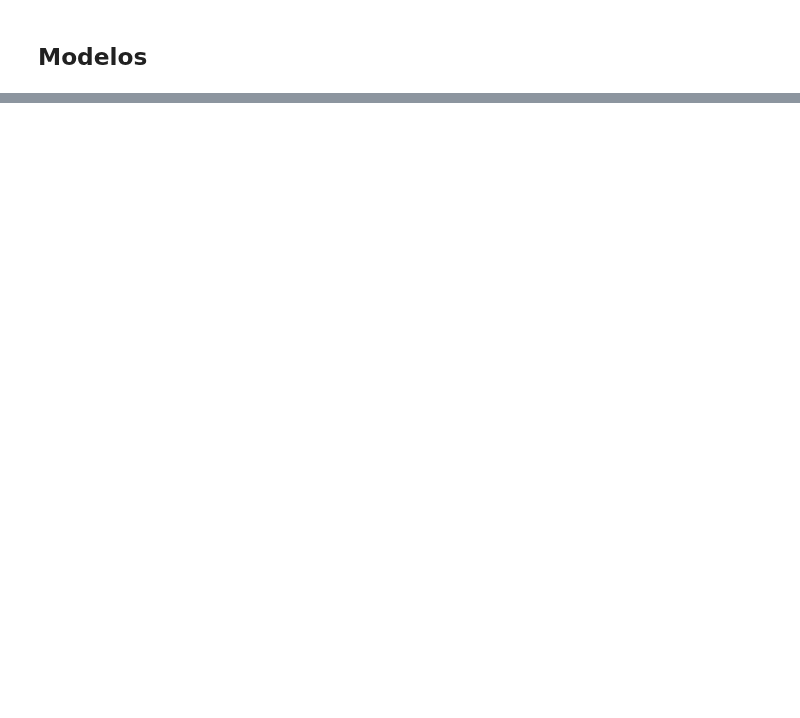
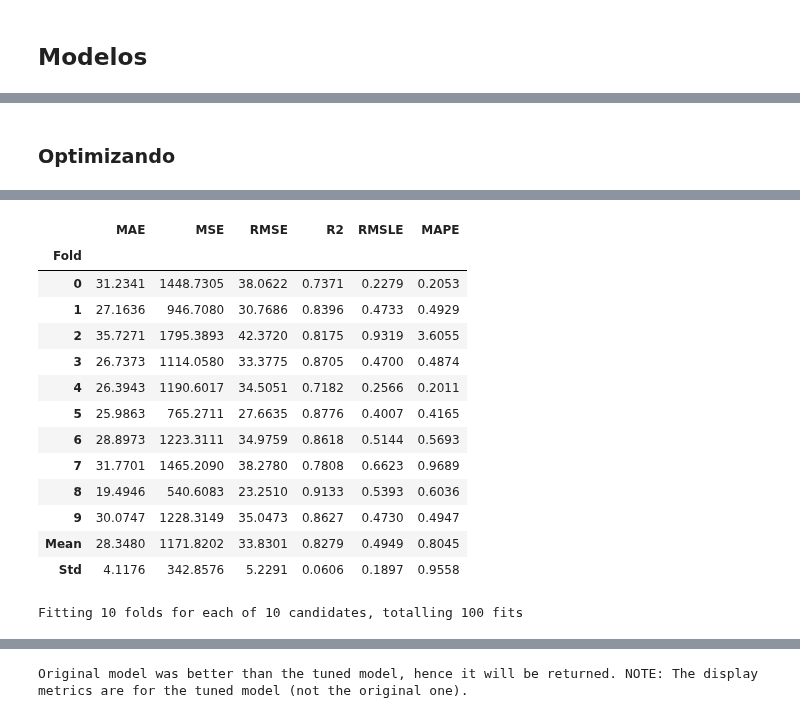
Before and after one commit to cristiandarioortegayubro/BA, a Jupyter notebook: pc_rg_01.ipynb, the cells around one changed output, grey strips where cells are left out. Cells and saved outputs as stored; diff of their text form; code cells hidden in the pictures; blank space fills up the shorter version.

```diff
--- a/pc_rg_01.ipynb
+++ b/pc_rg_01.ipynb
@@ -118,0 +186,5 @@ modelos = compare_models()
+# %% [markdown]
+### **Optimizando**
+# %%
+optimizar_modelo_01 = tune_model(modelo_01)
+# %% [output]
@@ -118,0 +192,15 @@ modelos = compare_models()
+|  | MAE | MSE | RMSE | R2 | RMSLE | MAPE |
+| Fold |  |  |  |  |  |  |
+| 0 | 31.2341 | 1448.7305 | 38.0622 | 0.7371 | 0.2279 | 0.2053 |
+| 1 | 27.1636 | 946.7080 | 30.7686 | 0.8396 | 0.4733 | 0.4929 |
+| 2 | 35.7271 | 1795.3893 | 42.3720 | 0.8175 | 0.9319 | 3.6055 |
+| 3 | 26.7373 | 1114.0580 | 33.3775 | 0.8705 | 0.4700 | 0.4874 |
+| 4 | 26.3943 | 1190.6017 | 34.5051 | 0.7182 | 0.2566 | 0.2011 |
+| 5 | 25.9863 | 765.2711 | 27.6635 | 0.8776 | 0.4007 | 0.4165 |
+| 6 | 28.8973 | 1223.3111 | 34.9759 | 0.8618 | 0.5144 | 0.5693 |
+| 7 | 31.7701 | 1465.2090 | 38.2780 | 0.7808 | 0.6623 | 0.9689 |
+| 8 | 19.4946 | 540.6083 | 23.2510 | 0.9133 | 0.5393 | 0.6036 |
+| 9 | 30.0747 | 1228.3149 | 35.0473 | 0.8627 | 0.4730 | 0.4947 |
+| Mean | 28.3480 | 1171.8202 | 33.8301 | 0.8279 | 0.4949 | 0.8045 |
+| Std | 4.1176 | 342.8576 | 5.2291 | 0.0606 | 0.1897 | 0.9558 |
+Fitting 10 folds for each of 10 candidates, totalling 100 fits
@@ -118,0 +208 @@ modelos = compare_models()
+Original model was better than the tuned model, hence it will be returned. NOTE: The display metrics are for the tuned model (not the original one).
```
Also changed, not shown: parts of 19 cells of this notebook.
